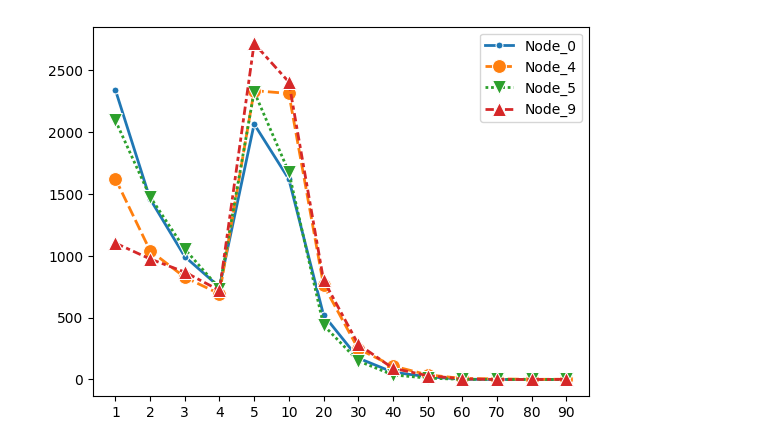
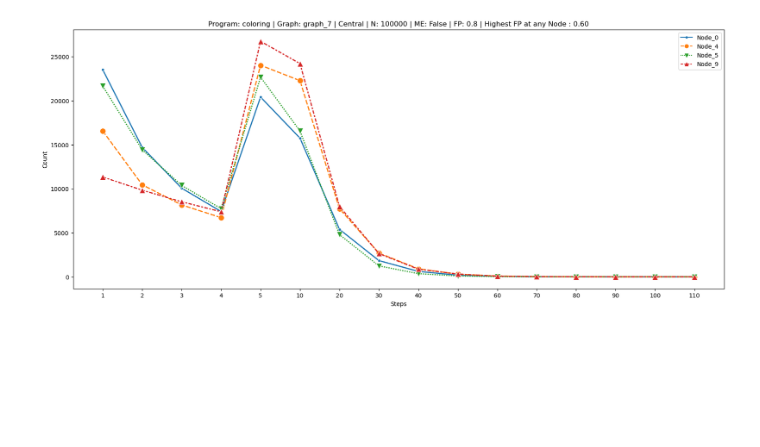
Before and after one commit to amitgaru2/cvf-python-gnn, a Jupyter notebook: simulations/cvf-analysis/plot histogram.ipynb, the cells around one changed output. Saved outputs shown, nothing was run; the diff lists cells and outputs as text; code cells hidden in the pictures; blank space fills up the shorter version.

```diff
--- a/simulations/cvf-analysis/plot histogram.ipynb
+++ b/simulations/cvf-analysis/plot histogram.ipynb
@@ -8,7 +8,7 @@ from matplotlib import pyplot as plt
 # %%
 results_dir = "coloring"
 # %%
-data_filename = "graph_7__0__10000__False__0.8__0.60"
+data_filename = "graph_7__0__100000__False__0.8__0.60"
 # %%
 df = pd.read_csv(f"results/{results_dir}/{data_filename}.csv")
 # %%
@@ -74,9 +75,16 @@ markers = ('.', 'o', 'v', '^', '<', '>', '8', 's', 'p', '*', 'h', 'H', 'D', 'd',
 # %%
 for i, line in enumerate(ax.lines):
     line.set_marker(markers[i % len(df.index)])
+# %%
+def filename_parser(filename):
+    graph_name, central_dist, no_sim, me, fault_prob, highest_fault_prob = filename.split("__")
+    return f"Program: {results_dir} | Graph: {graph_name} | {'Distributed' if central_dist=='1' else 'Central'} | N: {no_sim} | ME: {me} | FP: {fault_prob} | Highest FP at any Node : {highest_fault_prob}"
 # %%
 plt.legend()
+plt.xlabel("Steps")
+plt.ylabel("Count")
+plt.title(filename_parser(data_filename))
 plt.show()
 # plt.savefig(f"plots/{data_filename}.jpg", dpi=500)
 # %% [output]
-[figure, old version]
+[figure, new version]
```
Also changed, not shown: parts of 4 cells of this notebook, 1 other file.
